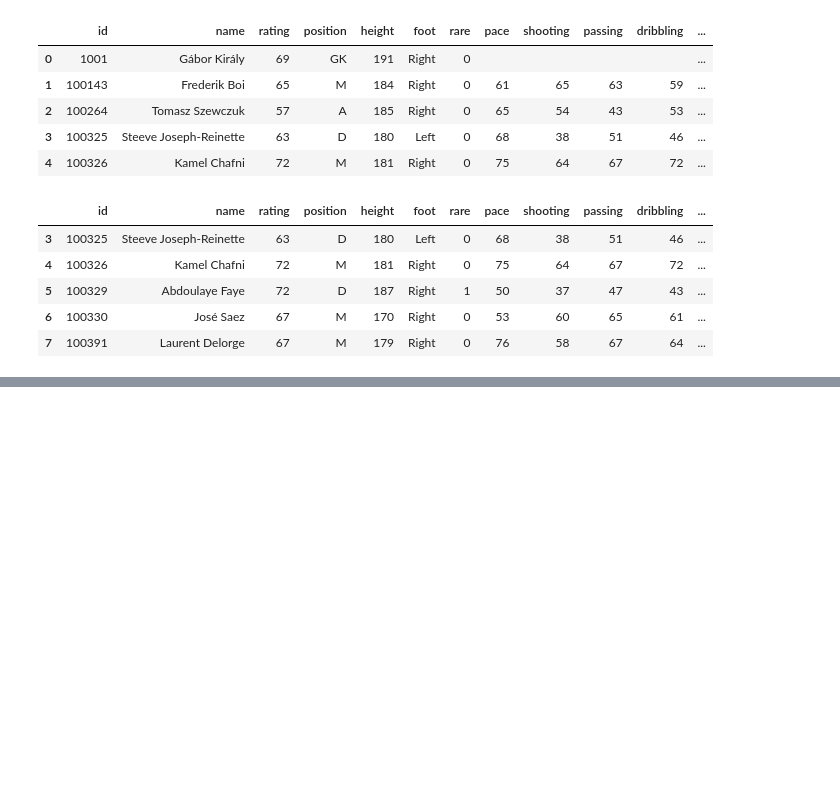
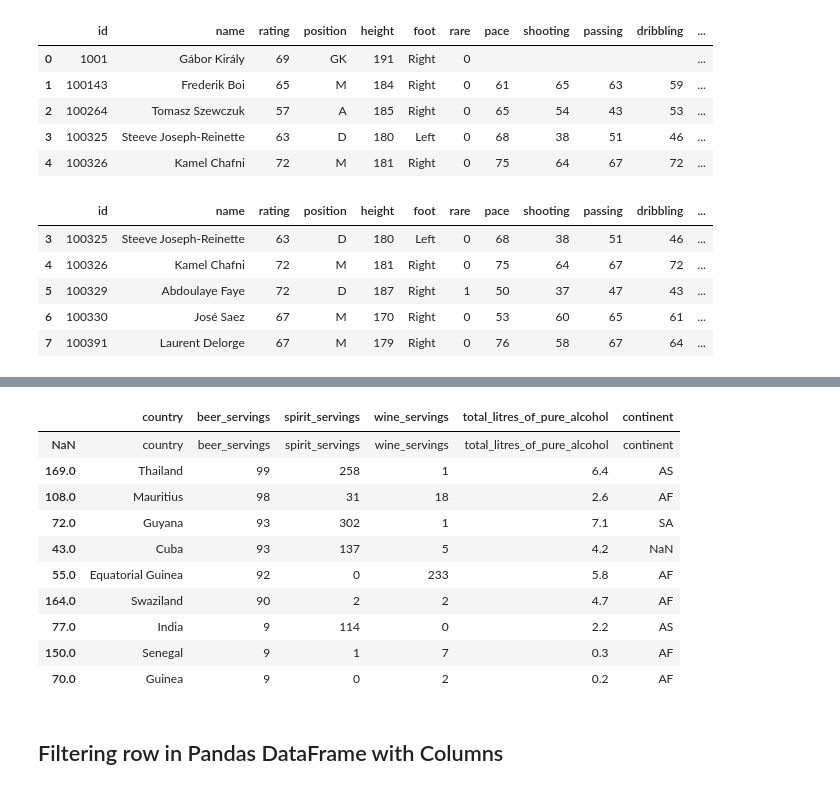
Before and after one commit to shahriar0999/pandas, a Jupyter notebook: pandas.ipynb, the cells around one changed output, grey strips where cells are left out. Saved outputs shown, nothing was run; the diff lists cells and outputs as text; code cells hidden in the pictures; blank space fills up the shorter version.

```diff
--- a/pandas.ipynb
+++ b/pandas.ipynb
@@ -109,0 +188,16 @@ Fifa.head()
+# %%
+drink.sort_values(['beer_servings','total_litres_of_pure_alcohol'], ascending=False).head(10)
+# %% [output]
+|  | country | beer_servings | spirit_servings | wine_servings | total_litres_of_pure_alcohol | continent |
+| NaN | country | beer_servings | spirit_servings | wine_servings | total_litres_of_pure_alcohol | continent |
+| 169.0 | Thailand | 99 | 258 | 1 | 6.4 | AS |
+| 108.0 | Mauritius | 98 | 31 | 18 | 2.6 | AF |
+| 72.0 | Guyana | 93 | 302 | 1 | 7.1 | SA |
+| 43.0 | Cuba | 93 | 137 | 5 | 4.2 | NaN |
+| 55.0 | Equatorial Guinea | 92 | 0 | 233 | 5.8 | AF |
+| 164.0 | Swaziland | 90 | 2 | 2 | 4.7 | AF |
+| 77.0 | India | 9 | 114 | 0 | 2.2 | AS |
+| 150.0 | Senegal | 9 | 1 | 7 | 0.3 | AF |
+| 70.0 | Guinea | 9 | 0 | 2 | 0.2 | AF |
+# %% [markdown]
+## Filtering row in Pandas DataFrame with Columns
```
Also changed, not shown: parts of 7 cells of this notebook.
